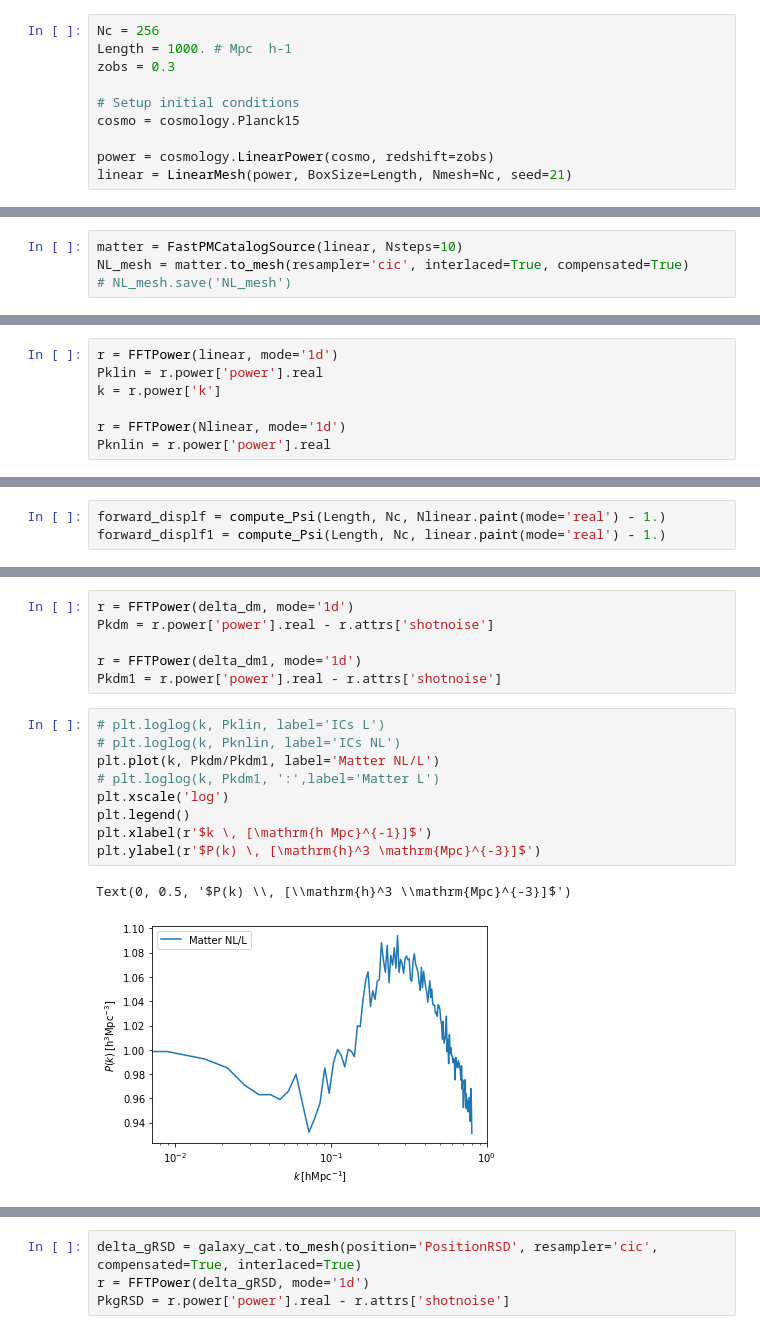
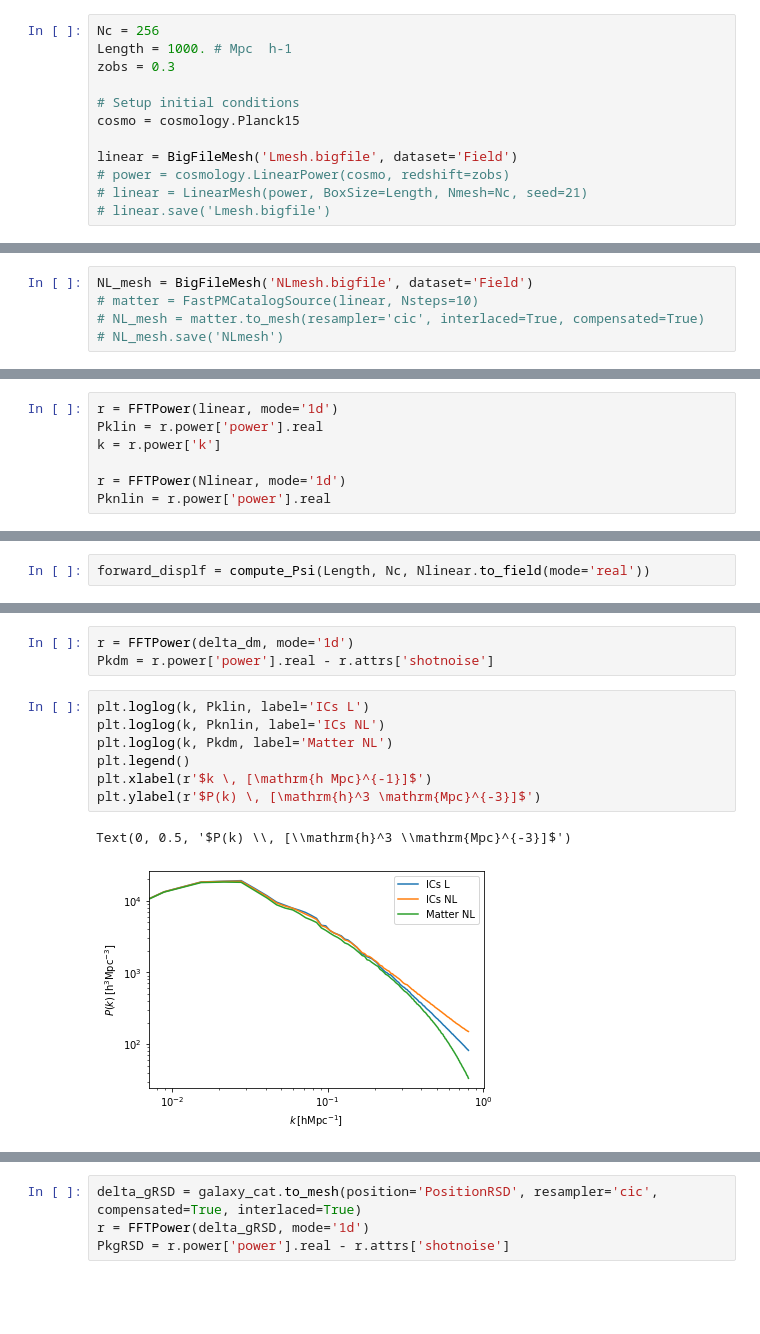
Before and after one commit to pablocoque/nbody_tfm_routines, a Jupyter notebook: mymocks/generate_calatog.ipynb, the cells around one changed output, grey strips where cells are left out. Cells and saved outputs as stored; diff of their text form; blank space fills up the shorter version.

```diff
--- a/mymocks/generate_calatog.ipynb
+++ b/mymocks/generate_calatog.ipynb
@@ -17,5 +16,7 @@ zobs = 0.3
 # Setup initial conditions
 cosmo = cosmology.Planck15
 
-power = cosmology.LinearPower(cosmo, redshift=zobs)
-linear = LinearMesh(power, BoxSize=Length, Nmesh=Nc, seed=21)
+linear = BigFileMesh('Lmesh.bigfile', dataset='Field')
+# power = cosmology.LinearPower(cosmo, redshift=zobs)
+# linear = LinearMesh(power, BoxSize=Length, Nmesh=Nc, seed=21)
+# linear.save('Lmesh.bigfile')
@@ -24,4 +23,5 @@ linear.save('Lmesh.bigfile')
 # %%
-matter = FastPMCatalogSource(linear, Nsteps=10)
-NL_mesh = matter.to_mesh(resampler='cic', interlaced=True, compensated=True)
-# NL_mesh.save('NL_mesh')
+NL_mesh = BigFileMesh('NLmesh.bigfile', dataset='Field')
+# matter = FastPMCatalogSource(linear, Nsteps=10)
+# NL_mesh = matter.to_mesh(resampler='cic', interlaced=True, compensated=True)
+# NL_mesh.save('NLmesh')
@@ -54,5 +47,4 @@ Text(0, 0.5, '$P(k) \\, [\\mathrm{h}^3 \\mathrm{Mpc}^{-3}]$')
 # %%
-forward_displf = compute_Psi(Length, Nc, Nlinear.paint(mode='real') - 1.)
-forward_displf1 = compute_Psi(Length, Nc, linear.paint(mode='real') - 1.)
+forward_displf = compute_Psi(Length, Nc, Nlinear.to_field(mode='real'))
 # %%
 matter_pos = forward_evolution(Length, Nc, forward_displf)
@@ -78,21 +60,16 @@ delta_dm1 = matter_cat1.to_mesh(resampler='cic', interlaced=True, compensated=Tr
 # %%
 r = FFTPower(delta_dm, mode='1d')
 Pkdm = r.power['power'].real - r.attrs['shotnoise']
-
-r = FFTPower(delta_dm1, mode='1d')
-Pkdm1 = r.power['power'].real - r.attrs['shotnoise']
 # %%
-# plt.loglog(k, Pklin, label='ICs L')
-# plt.loglog(k, Pknlin, label='ICs NL')
-plt.plot(k, Pkdm/Pkdm1, label='Matter NL/L')
-# plt.loglog(k, Pkdm1, ':',label='Matter L')
-plt.xscale('log')
+plt.loglog(k, Pklin, label='ICs L')
+plt.loglog(k, Pknlin, label='ICs NL')
+plt.loglog(k, Pkdm, label='Matter NL')
 plt.legend()
 plt.xlabel(r'$k \, [\mathrm{h Mpc}^{-1}]$')
 plt.ylabel(r'$P(k) \, [\mathrm{h}^3 \mathrm{Mpc}^{-3}]$')
 # %% [output]
 Text(0, 0.5, '$P(k) \\, [\\mathrm{h}^3 \\mathrm{Mpc}^{-3}]$')
-[figure, old version]
+[figure, new version]
 # %%
 alpha = 1.3
 delta_th = 0.
```
Also changed, not shown: parts of 19 cells of this notebook, 18 other files.
